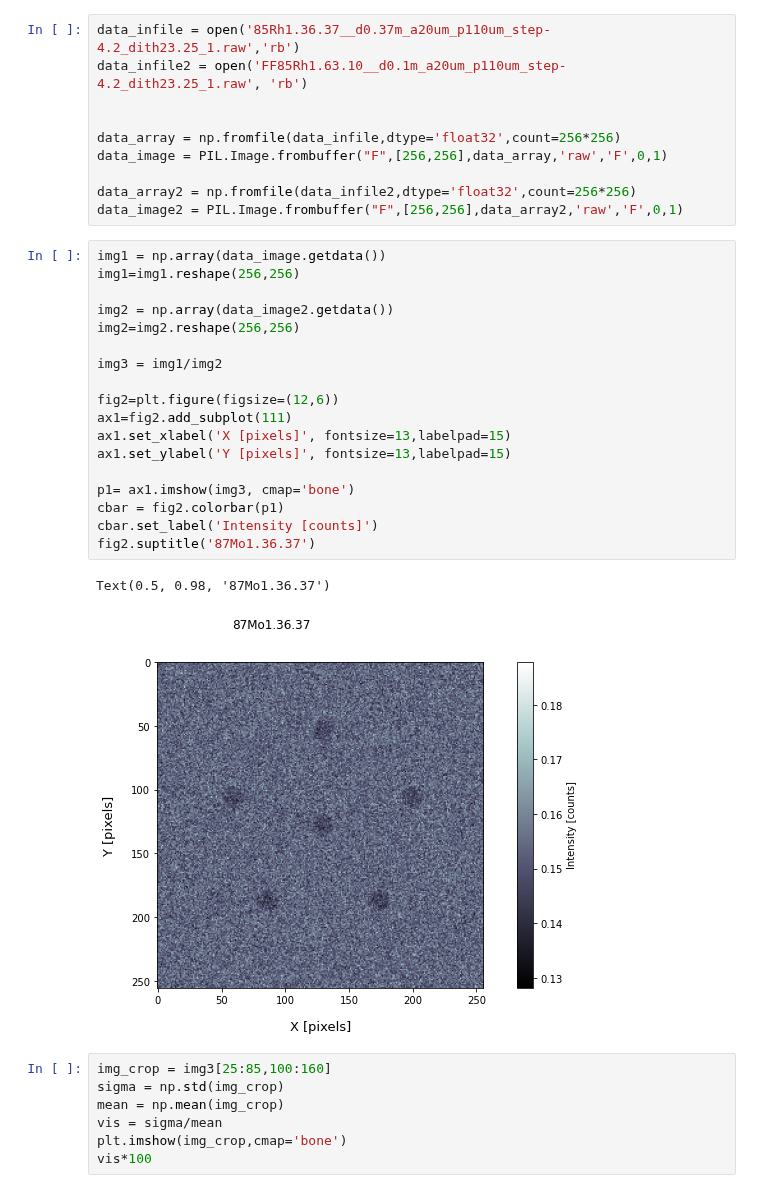
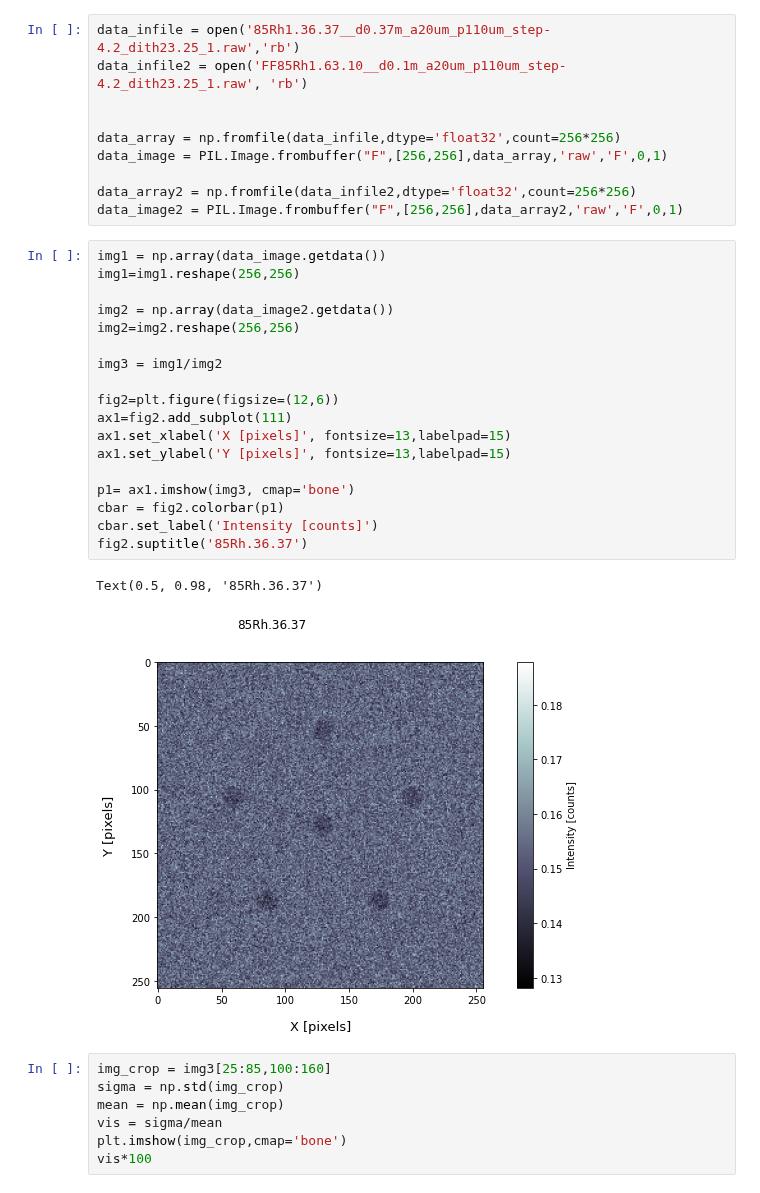
Before and after one commit to snaranjob/Speckle-Mammography, a Jupyter notebook: image_preview.ipynb, the cells around one changed output. Cells and saved outputs as stored; diff of their text form.

```diff
--- a/image_preview.ipynb
+++ b/image_preview.ipynb
@@ -17,24 +17,24 @@ data_image2 = PIL.Image.frombuffer("F",[256,256],data_array2,'raw','F',0,1)
 # %%
 img1 = np.array(data_image.getdata())
 img1=img1.reshape(256,256)
 
 img2 = np.array(data_image2.getdata())
 img2=img2.reshape(256,256)
 
 img3 = img1/img2
 
 fig2=plt.figure(figsize=(12,6))
 ax1=fig2.add_subplot(111)
 ax1.set_xlabel('X [pixels]', fontsize=13,labelpad=15)
 ax1.set_ylabel('Y [pixels]', fontsize=13,labelpad=15)
 
 p1= ax1.imshow(img3, cmap='bone')
 cbar = fig2.colorbar(p1)
 cbar.set_label('Intensity [counts]')
-fig2.suptitle('87Mo1.36.37')
+fig2.suptitle('85Rh.36.37')
 # %% [output]
-Text(0.5, 0.98, '87Mo1.36.37')
+Text(0.5, 0.98, '85Rh.36.37')
-[figure, old version]
+[figure, new version]
 # %%
 img_crop = img3[25:85,100:160]
 sigma = np.std(img_crop)
```
Also changed, not shown: 3 other files.
